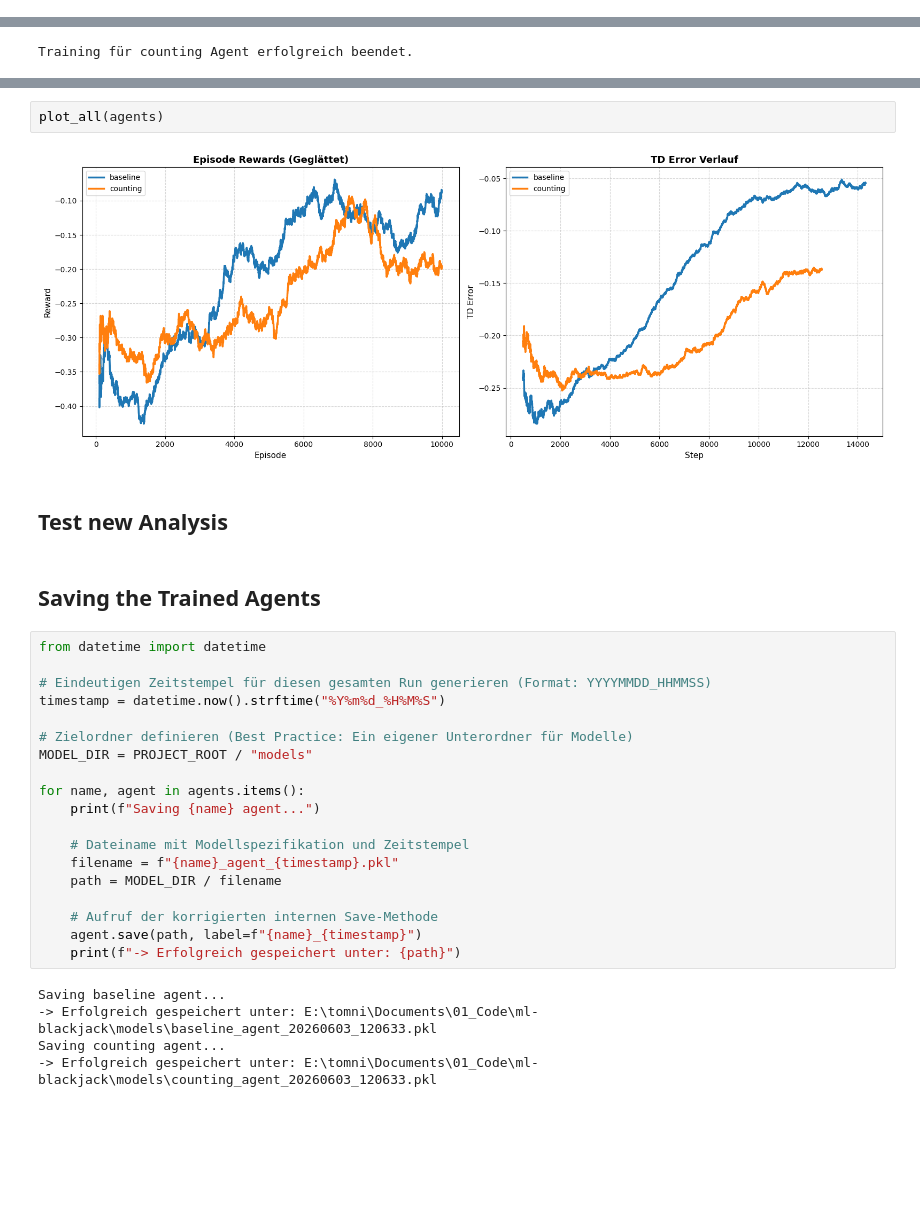
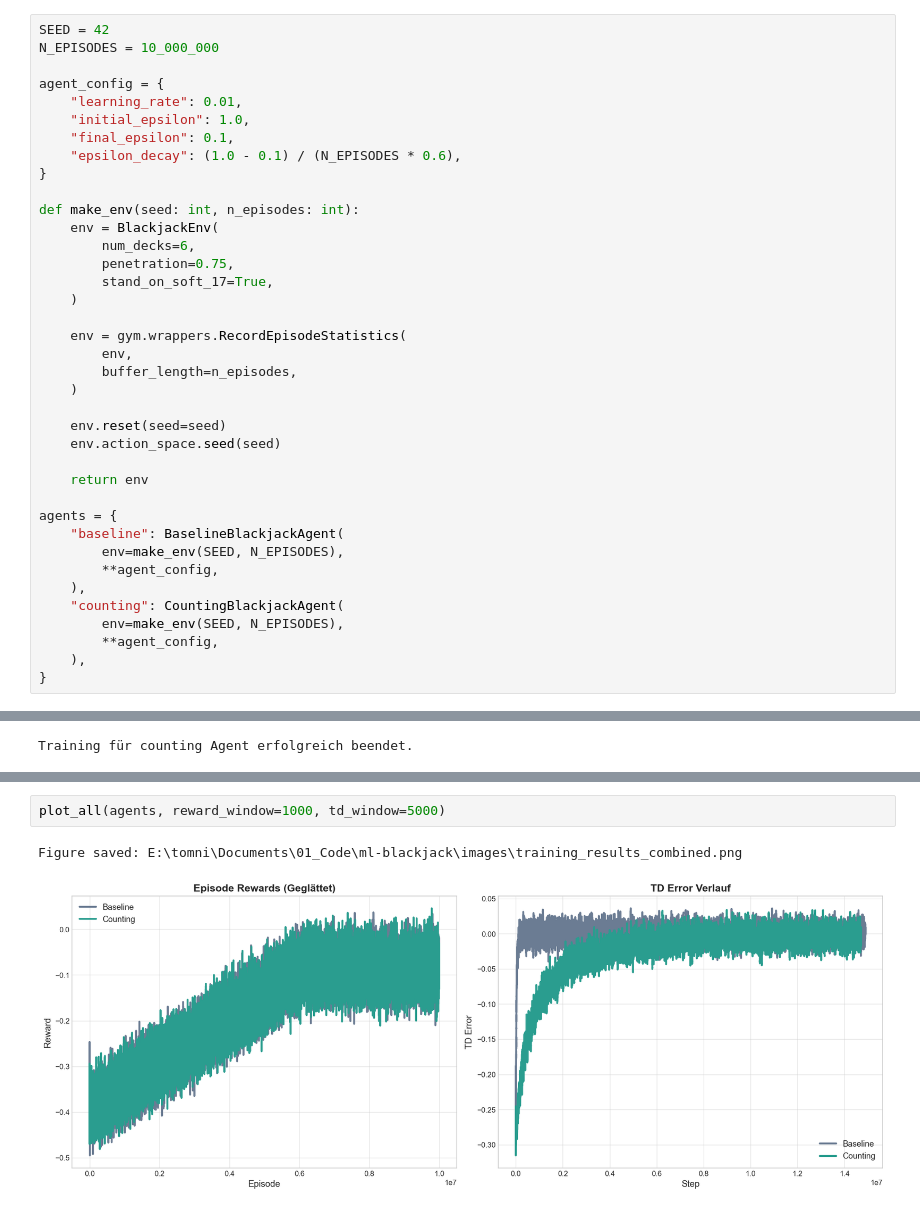
Before and after one commit to Tom-N-M/ml-blackjack, a Jupyter notebook: notebooks/01_experiment.ipynb, the cells around one changed output, grey strips where cells are left out. Drawn from its saved outputs; the diff is of its cells as text; blank space fills up the shorter version.

```diff
--- a/notebooks/01_experiment.ipynb
+++ b/notebooks/01_experiment.ipynb
@@ -112 +121,39 @@ agents = {
+# %%
+SEED = 42
+N_EPISODES = 10_000_000
+
+agent_config = {
+    "learning_rate": 0.01,
+    "initial_epsilon": 1.0,
+    "final_epsilon": 0.1,
+    "epsilon_decay": (1.0 - 0.1) / (N_EPISODES * 0.6),
+}
+
+def make_env(seed: int, n_episodes: int):
+    env = BlackjackEnv(
+        num_decks=6,
+        penetration=0.75,
+        stand_on_soft_17=True,
+    )
+
+    env = gym.wrappers.RecordEpisodeStatistics(
+        env,
+        buffer_length=n_episodes,
+    )
+
+    env.reset(seed=seed)
+    env.action_space.seed(seed)
+
+    return env
+
+agents = {
+    "baseline": BaselineBlackjackAgent(
+        env=make_env(SEED, N_EPISODES),
+        **agent_config,
+    ),
+    "counting": CountingBlackjackAgent(
+        env=make_env(SEED, N_EPISODES),
+        **agent_config,
+    ),
+}
 # %% [markdown]
@@ -227,34 +240,7 @@ def plot_all(agents: dict, reward_window: int = 1000, td_window: int = 5000):
     plt.show()
 # %%
-plot_all(agents)
+plot_all(agents, reward_window=1000, td_window=5000)
 # %% [output]
+Figure saved: E:\tomni\Documents\01_Code\ml-blackjack\images\training_results_combined.png
-[figure, old version]
+[figure, new version]
-# %% [markdown]
-## Test new Analysis
-# %% [markdown]
-## Saving the Trained Agents
-# %%
-from datetime import datetime
-
-# Eindeutigen Zeitstempel für diesen gesamten Run generieren (Format: YYYYMMDD_HHMMSS)
-timestamp = datetime.now().strftime("%Y%m%d_%H%M%S")
-
-# Zielordner definieren (Best Practice: Ein eigener Unterordner für Modelle)
-MODEL_DIR = PROJECT_ROOT / "models"
-
-for name, agent in agents.items():
-    print(f"Saving {name} agent...")
-
-    # Dateiname mit Modellspezifikation und Zeitstempel
-    filename = f"{name}_agent_{timestamp}.pkl"
-    path = MODEL_DIR / filename
-
-    # Aufruf der korrigierten internen Save-Methode
-    agent.save(path, label=f"{name}_{timestamp}")
-    print(f"-> Erfolgreich gespeichert unter: {path}")
-# %% [output]
-Saving baseline agent...
--> Erfolgreich gespeichert unter: E:\tomni\Documents\01_Code\ml-blackjack\models\baseline_agent_20260603_120633.pkl
-Saving counting agent...
--> Erfolgreich gespeichert unter: E:\tomni\Documents\01_Code\ml-blackjack\models\counting_agent_20260603_120633.pkl
 # %% [markdown]
```
Also changed, not shown: parts of 20 cells of this notebook, 3 other files.
